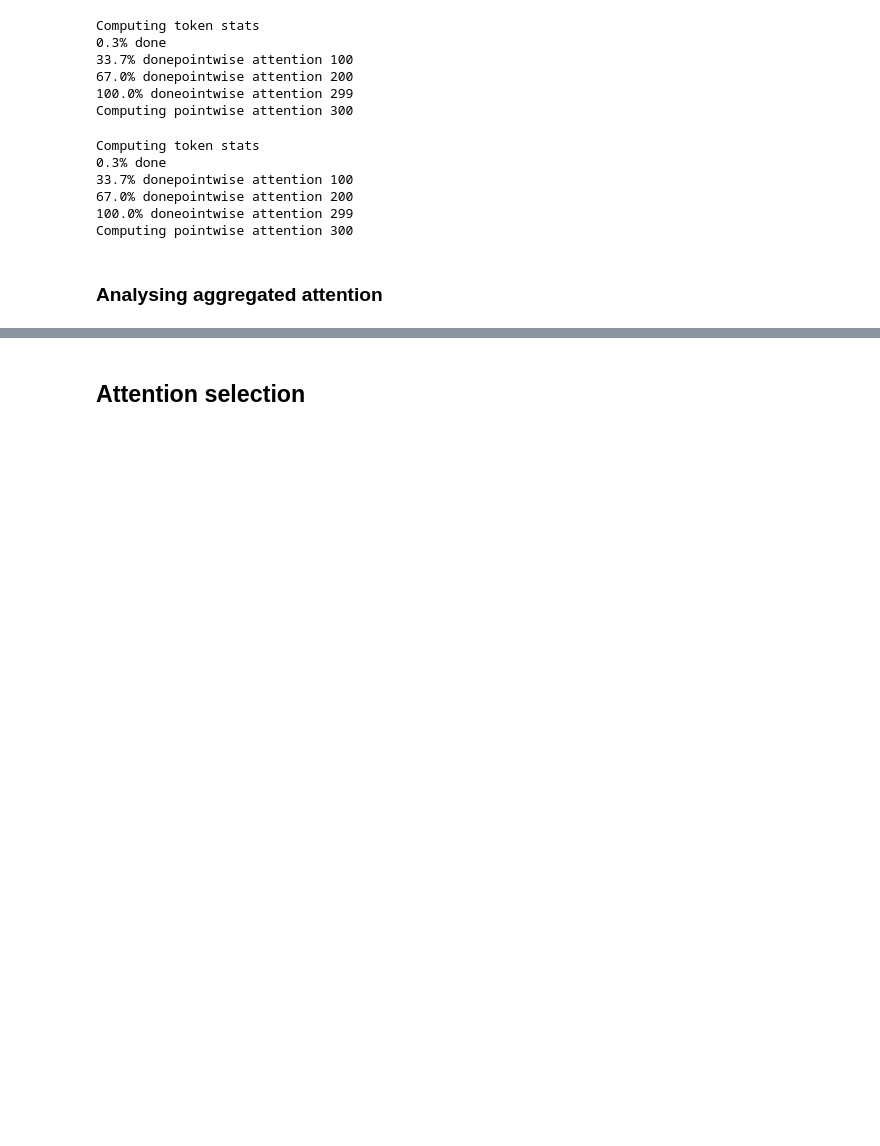
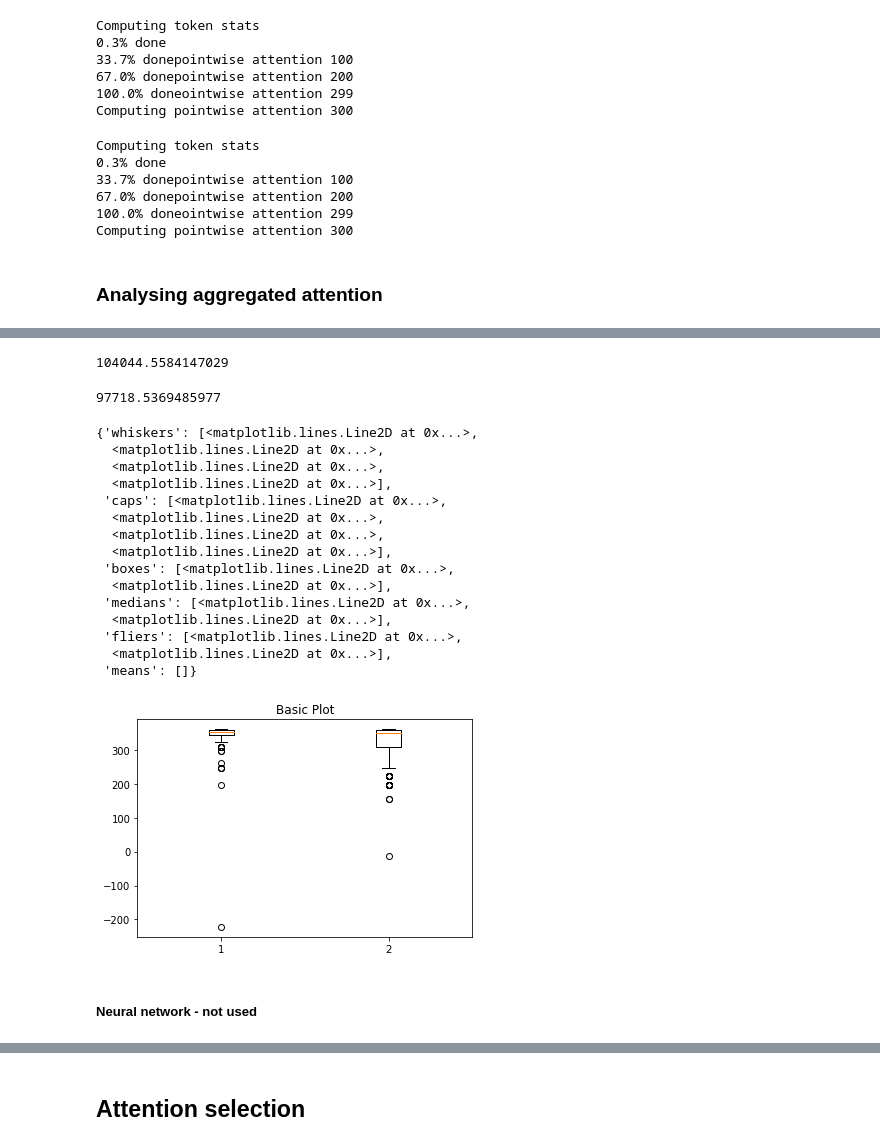
Before and after one commit to eliroc98/dialogue_coherence, a Jupyter notebook: preprocessing_attention.ipynb, the cells around one changed output, grey strips where cells are left out. Drawn from its saved outputs; the diff is of its cells as text; code cells hidden in the pictures; blank space fills up the shorter version.

```diff
--- a/preprocessing_attention.ipynb
+++ b/preprocessing_attention.ipynb
@@ -487,0 +685,53 @@ plot_distrib_difference(distrib_attention_dicts, distrib_attention_not_coherent_
+# %%
+def coherence_metric(kernel_dens, example):
+    likelihood = {k: [{'tot_likelihood' : 0,
+        'layer_head_likelihood':[[0 for _ in np.arange(12)] for _ in np.arange(12)]} for _ in np.arange(len(example[k]['no_cls_sep_punct']))] for k in example.keys()}
+    for m in example.keys():
+        i = 0
+        for item in tqdm(example[m]['ALL']):
+            for l in np.arange(np.shape(item)[0]):
+                for h in np.arange(np.shape(item)[1]):
+                    data = item[l][h].reshape(-1,1)
+                    s = kernel_dens[m][l][h].score_samples(data)
+                    likelihood[m][i]['layer_head_likelihood'][l][h] = s
+                    likelihood[m][i]['tot_likelihood'] += np.sum(s)
+            i += 1
+
+    return likelihood
+# %%
+kernel_densities = estimate_distributions(distrib_attention_dicts)
+# %%
+l1 = coherence_metric(kernel_densities, distrib_attention_not_coherent_dicts)
+# %%
+np.sum([item['tot_likelihood'] for item in l1['bert']])
+# %% [output]
+104044.5584147029
+# %%
+l2 = coherence_metric(kernel_densities, distrib_attention_dicts)
+# %%
+np.sum([item['tot_likelihood'] for item in l2['bert']])
+# %% [output]
+97718.5369485977
+# %%
+fig1, ax1 = plt.subplots()
+ax1.set_title('Basic Plot')
+ax1.boxplot([[item['tot_likelihood'] for item in l1['bert']], [item['tot_likelihood'] for item in l2['bert']]])
+# %% [output]
+{'whiskers': [<matplotlib.lines.Line2D at 0x...>,
+  <matplotlib.lines.Line2D at 0x...>,
+  <matplotlib.lines.Line2D at 0x...>,
+  <matplotlib.lines.Line2D at 0x...>],
+ 'caps': [<matplotlib.lines.Line2D at 0x...>,
+  <matplotlib.lines.Line2D at 0x...>,
+  <matplotlib.lines.Line2D at 0x...>,
+  <matplotlib.lines.Line2D at 0x...>],
+ 'boxes': [<matplotlib.lines.Line2D at 0x...>,
+  <matplotlib.lines.Line2D at 0x...>],
+ 'medians': [<matplotlib.lines.Line2D at 0x...>,
+  <matplotlib.lines.Line2D at 0x...>],
+ 'fliers': [<matplotlib.lines.Line2D at 0x...>,
+  <matplotlib.lines.Line2D at 0x...>],
+ 'means': []}
+[figure, added]
+# %% [markdown]
+##### Neural network - not used
```
Also changed, not shown: parts of 46 cells of this notebook, 5 other files.
